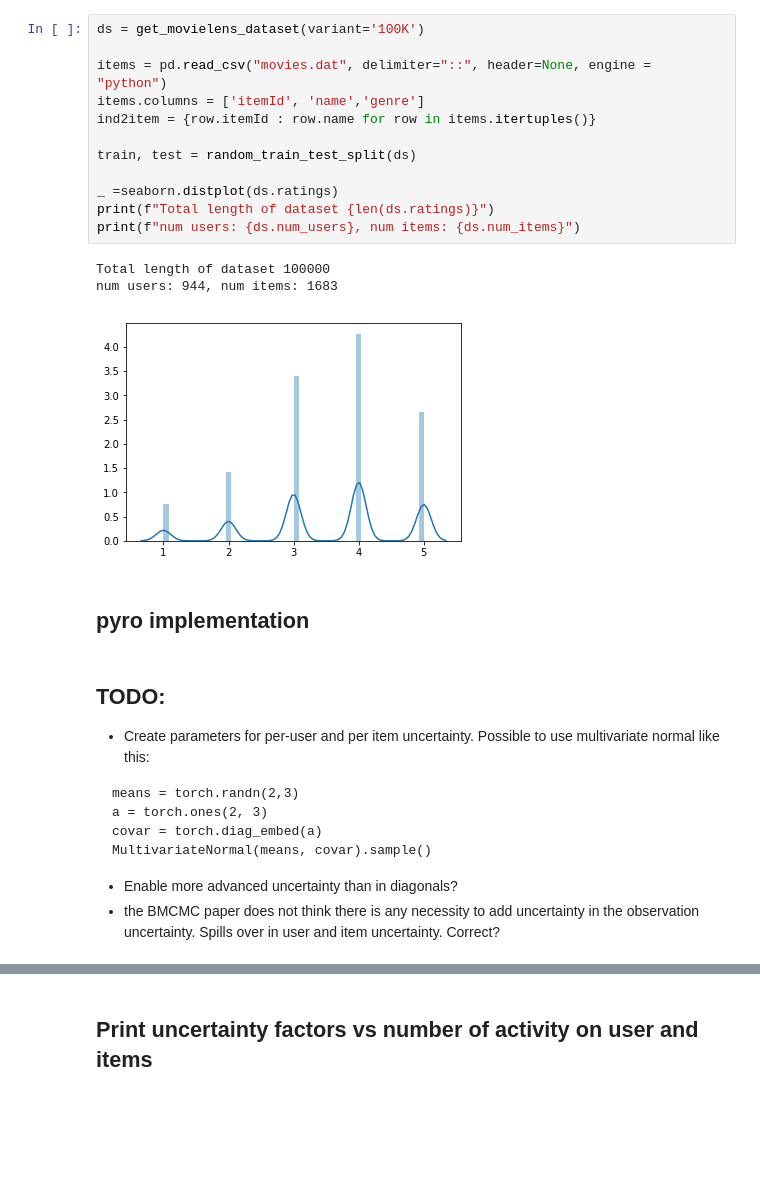
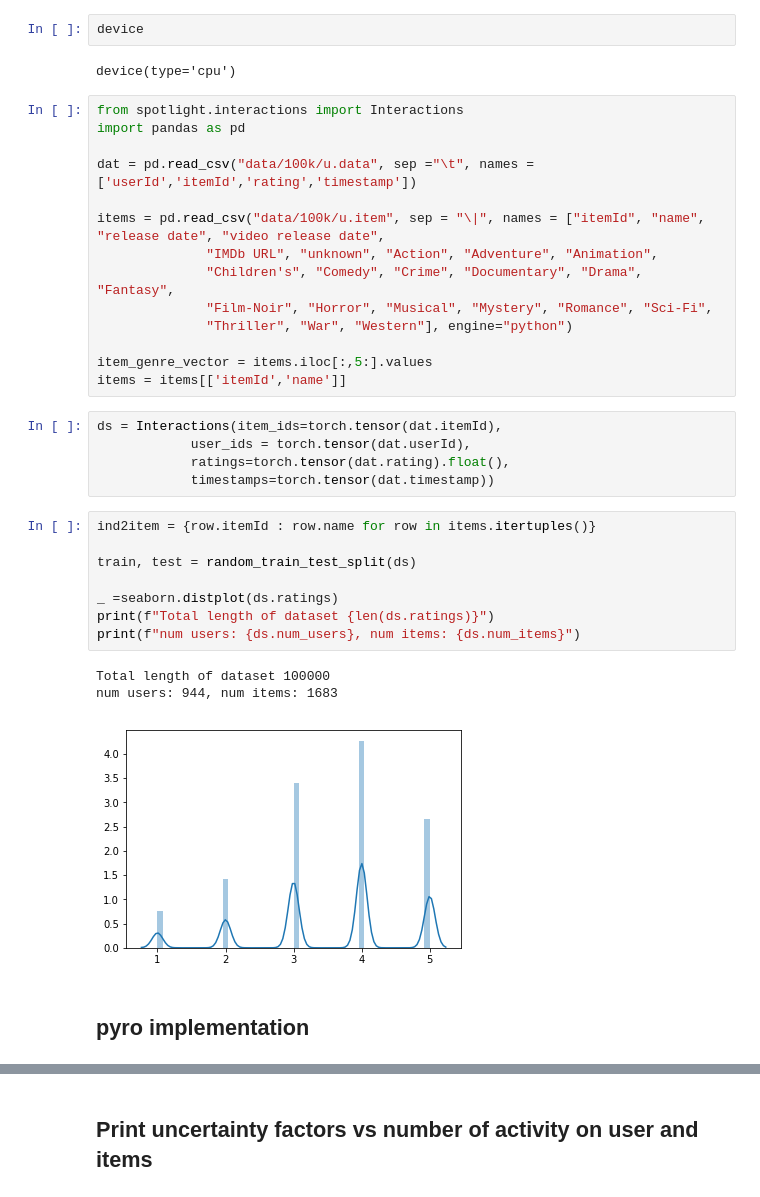
Before and after one commit to simeneide/phd-notes, a Jupyter notebook: general_notes/bayesian-mf/SVI-MF.ipynb, the cells around one changed output, grey strips where cells are left out. Saved outputs shown, nothing was run; the diff lists cells and outputs as text; blank space fills up the shorter version.

`````diff
--- a/general_notes/bayesian-mf/SVI-MF.ipynb
+++ b/general_notes/bayesian-mf/SVI-MF.ipynb
@@ -39,32 +46,38 @@ d = 2
+# %%
+device
+# %% [output]
+device(type='cpu')
+# %%
+from spotlight.interactions import Interactions
+import pandas as pd
+
+dat = pd.read_csv("data/100k/u.data", sep ="\t", names = ['userId','itemId','rating','timestamp'])
+
+items = pd.read_csv("data/100k/u.item", sep = "\|", names = ["itemId", "name", "release date", "video release date",
+              "IMDb URL", "unknown", "Action", "Adventure", "Animation",
+              "Children's", "Comedy", "Crime", "Documentary", "Drama", "Fantasy",
+              "Film-Noir", "Horror", "Musical", "Mystery", "Romance", "Sci-Fi",
+              "Thriller", "War", "Western"], engine="python")
+
+item_genre_vector = items.iloc[:,5:].values
+items = items[['itemId','name']]
+# %%
+ds = Interactions(item_ids=torch.tensor(dat.itemId),
+            user_ids = torch.tensor(dat.userId),
+            ratings=torch.tensor(dat.rating).float(),
+            timestamps=torch.tensor(dat.timestamp))
 # %%
-ds = get_movielens_dataset(variant='100K')
-
-items = pd.read_csv("movies.dat", delimiter="::", header=None, engine = "python")
-items.columns = ['itemId', 'name','genre']
 ind2item = {row.itemId : row.name for row in items.itertuples()}
 
 train, test = random_train_test_split(ds)
 
 _ =seaborn.distplot(ds.ratings)
 print(f"Total length of dataset {len(ds.ratings)}")
 print(f"num users: {ds.num_users}, num items: {ds.num_items}")
 # %% [output]
 Total length of dataset 100000
 num users: 944, num items: 1683
-[figure, old version]
+[figure, new version]
 # %% [markdown]
 ## pyro implementation
-# %% [markdown]
-## TODO:
-- Create parameters for per-user and per item uncertainty. Possible to use multivariate normal like this:
-````
-means = torch.randn(2,3)
-a = torch.ones(2, 3)
-covar = torch.diag_embed(a)
-MultivariateNormal(means, covar).sample()
-````
-
-
-- Enable more advanced uncertainty than in diagonals?
-- the BMCMC paper does not think there is any necessity to add uncertainty in the observation uncertainty. Spills over in user and item uncertainty. Correct?
 # %%
`````
Also changed, not shown: parts of 9 cells of this notebook.
